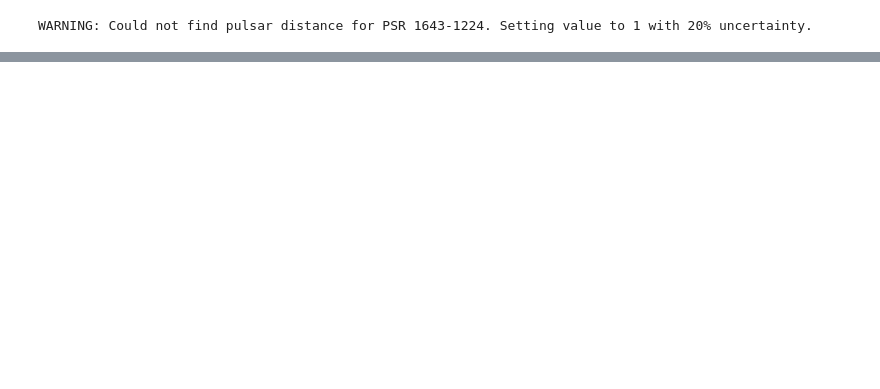
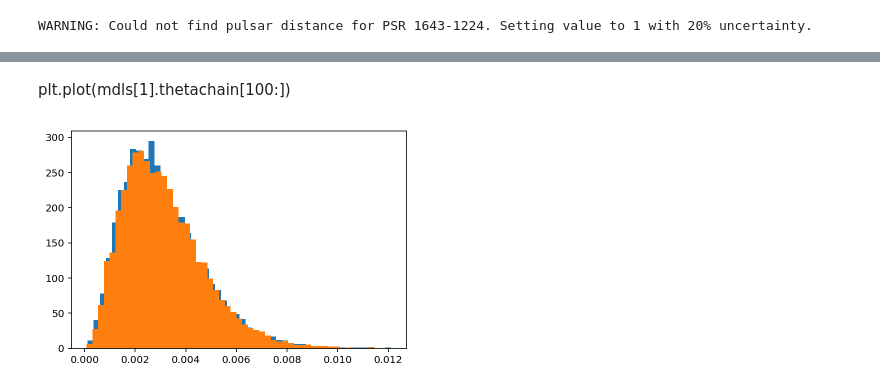
Before and after one commit to aniwl/gibbs_student_t, a Jupyter notebook: gibbs_likelihood.ipynb, the cells around one changed output, grey strips where cells are left out. Saved outputs shown, nothing was run; the diff lists cells and outputs as text; code cells hidden in the pictures; blank space fills up the shorter version.

```diff
--- a/gibbs_likelihood.ipynb
+++ b/gibbs_likelihood.ipynb
@@ -695,18 +736,18 @@ psr = Pulsar(parfile, timfile)
 WARNING: Could not find pulsar distance for PSR 1643-1224. Setting value to 1 with 20% uncertainty.
 # %%
 # white noise
-#efac = parameter.Uniform(0.5, 10)
-efac = parameter.Constant(1.0)
+efac = parameter.Uniform(0.5, 10)
+#efac = parameter.Constant(1.0)
 equad = parameter.Uniform(-10, -5)
 ecorr = parameter.Uniform(-10, -5)
 
 # backend selection
-selection = selections.Selection(selections.by_backend)
-#selection = selections.Selection(selections.no_selection)
+#selection = selections.Selection(selections.by_backend)
+selection = selections.Selection(selections.no_selection)
 
 ef = white_signals.MeasurementNoise(efac=efac, selection=selection)
 eq = white_signals.EquadNoise(log10_equad=equad, selection=selection)
-#ec = gp_signals.EcorrBasisModel(log10_ecorr=ecorr, selection=selection)
+ec = gp_signals.EcorrBasisModel(log10_ecorr=ecorr, selection=selection)
 
 # red noise
 pl = utils.powerlaw(log10_A=parameter.Uniform(-18,-12), gamma=parameter.Uniform(1,7))
@@ -716,7 +757,7 @@ rn = gp_signals.FourierBasisGP(spectrum=pl, components=30)
 tm = gp_signals.TimingModel()
 
 # combined signal
-s = ef + eq  + rn + tm
+s = ef + eq  + rn + tm + ec
 
 # PTA
 pta = signal_base.PTA([s(psr)])
@@ -736,0 +786,27 @@ gibbs = Gibbs2(pta, model='mixture', vary_df=True, theta_prior='uniform')
+# %%
+#mdls = []
+labels = ['vvh17', 'individual', 'uniform', 'beta', 'gaussian', 't']
+# emulate Vallisneri and van Haasteren mixture model
+# what should alpha be?
+gibbs = Gibbs2(pta, model='vvh17', vary_df=False, theta_prior='uniform',
+               vary_alpha=False, alpha=1e10, pspin=0.00457)
+mdls.append(gibbs)
+
+#gibbs = Gibbs(pta, model='mixture')
+#mdls.append(gibbs)
+
+# uniform theta distribution
+gibbs = Gibbs2(pta, model='mixture', vary_df=True, theta_prior='uniform')
+mdls.append(gibbs)
+
+# beta theta distribution
+gibbs = Gibbs2(pta, model='mixture', vary_df=True, theta_prior='beta')
+mdls.append(gibbs)
+
+# Gaussian
+gibbs = Gibbs2(pta, model='gaussian', vary_df=True, theta_prior='beta')
+mdls.append(gibbs)
+
+# t-distribution
+gibbs = Gibbs2(pta, model='t', vary_df=True, theta_prior='beta')
+mdls.append(gibbs)
@@ -838,0 +981,7 @@ k
+# %% [markdown]
+plt.plot(mdls[1].thetachain[100:])
+# %%
+plt.hist(mdls[0].thetachain[100:], 50, normed=True);
+plt.hist(mdls[5].thetachain[100:], 50, normed=True);
+# %% [output]
+[figure, added]
```
Also changed, not shown: parts of 34 cells of this notebook, 6 other files.
